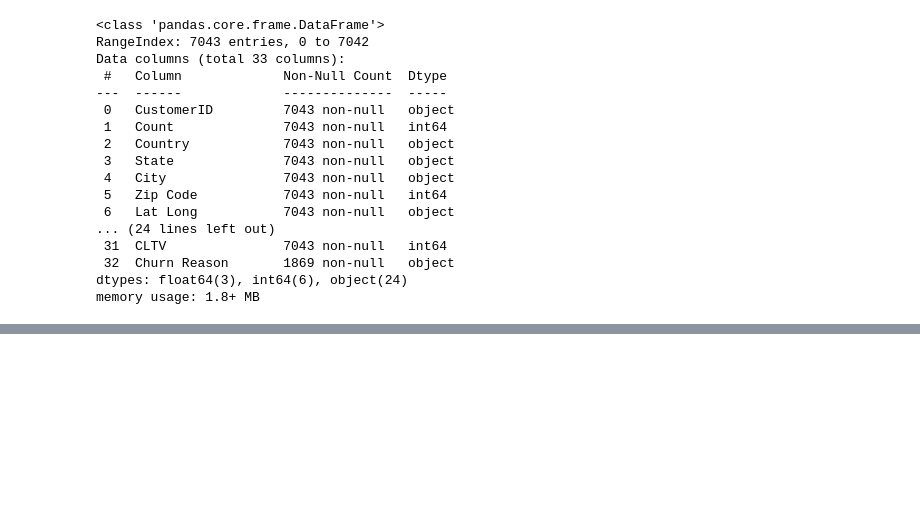
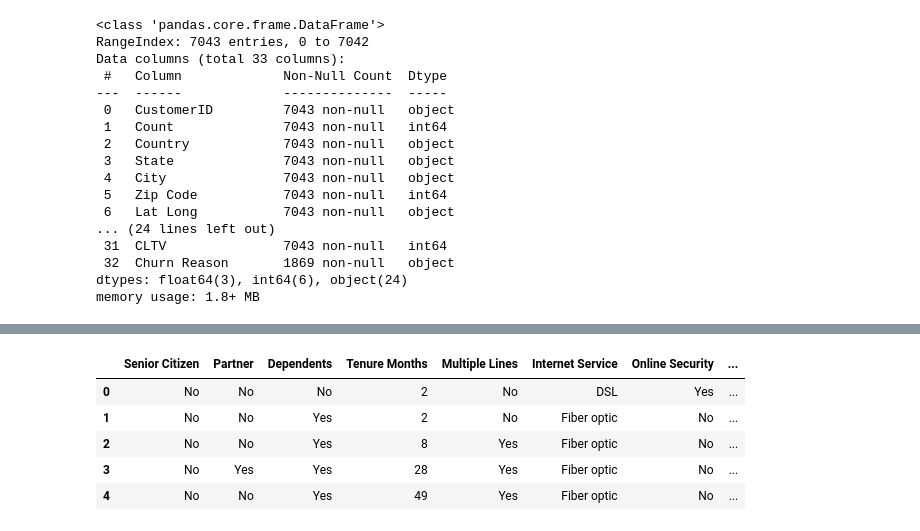
Before and after one commit to leonflicts42/tech_challenge_1_fiap_mlops, a Jupyter notebook: notebooks/1_vab_eda.ipynb, the cells around one changed output, grey strips where cells are left out. Saved outputs shown, nothing was run; the diff lists cells and outputs as text; code cells hidden in the pictures; blank space fills up the shorter version.

```diff
--- a/notebooks/1_vab_eda.ipynb
+++ b/notebooks/1_vab_eda.ipynb
@@ -1489,0 +1312,39 @@ logger.info("Análise de correlação e multicolinearidade finalizada.")
+# %%
+# Remoção global — features sem sinal preditivo em nenhum modelo (Seção 9.1)
+# Total Charges é mantida aqui — sua remoção é modelo-dependente e será
+# aplicada exclusivamente no pipeline da Regressão Logística (Etapa de Pré-Processamento)
+COLS_TO_DROP = ["Gender", "Phone Service"]
+
+df_dropped = df.drop(columns=COLS_TO_DROP).copy()
+
+logger.info(
+    "Feature selection aplicada | colunas removidas: %s | shape antes: %s | shape depois: %s",
+    COLS_TO_DROP, df.shape, df_dropped.shape,
+)
+
+# Validação: confirmar que as colunas foram removidas e o restante está íntegro
+assert all(col not in df_dropped.columns for col in COLS_TO_DROP), (
+    "Erro: alguma coluna alvo ainda está presente no dataset."
+)
+assert TARGET in df_dropped.columns, "Erro: target foi removido acidentalmente."
+assert "Total Charges" in df_dropped.columns, (
+    "Erro: Total Charges foi removida — deve ser preservada para a MLP."
+)
+assert df_dropped.shape[0] == df.shape[0], "Erro: número de linhas alterado."
+assert df_dropped.shape[1] == 18, (
+    f"Erro: shape esperado (7043, 18), obtido {df_dropped.shape}."
+)
+
+logger.info("Validação do shape pós-drop concluída com sucesso.")
+
+# Persistência — entrada da Etapa de Pré-Processamento
+output_path = DATA_INTERIM / "telco_droped.parquet"
+df_dropped.to_parquet(output_path, index=False)
+
+logger.info(
+    "Dataset salvo: %s — shape final: %s | colunas: %s",
+    output_path, df_dropped.shape, list(df_dropped.columns),
+)
+
+df_dropped.head(5)
+# %% [output]
@@ -1489,0 +1354,6 @@ logger.info("Análise de correlação e multicolinearidade finalizada.")
+|  | Senior Citizen | Partner | Dependents | Tenure Months | Multiple Lines | Internet Service | Online Security | ... |
+| 0 | No | No | No | 2 | No | DSL | Yes | ... |
+| 1 | No | No | Yes | 2 | No | Fiber optic | No | ... |
+| 2 | No | No | Yes | 8 | Yes | Fiber optic | No | ... |
+| 3 | No | Yes | Yes | 28 | Yes | Fiber optic | No | ... |
+| 4 | No | No | Yes | 49 | Yes | Fiber optic | No | ... |
```
Also changed, not shown: parts of 63 cells of this notebook, 21 other files.
